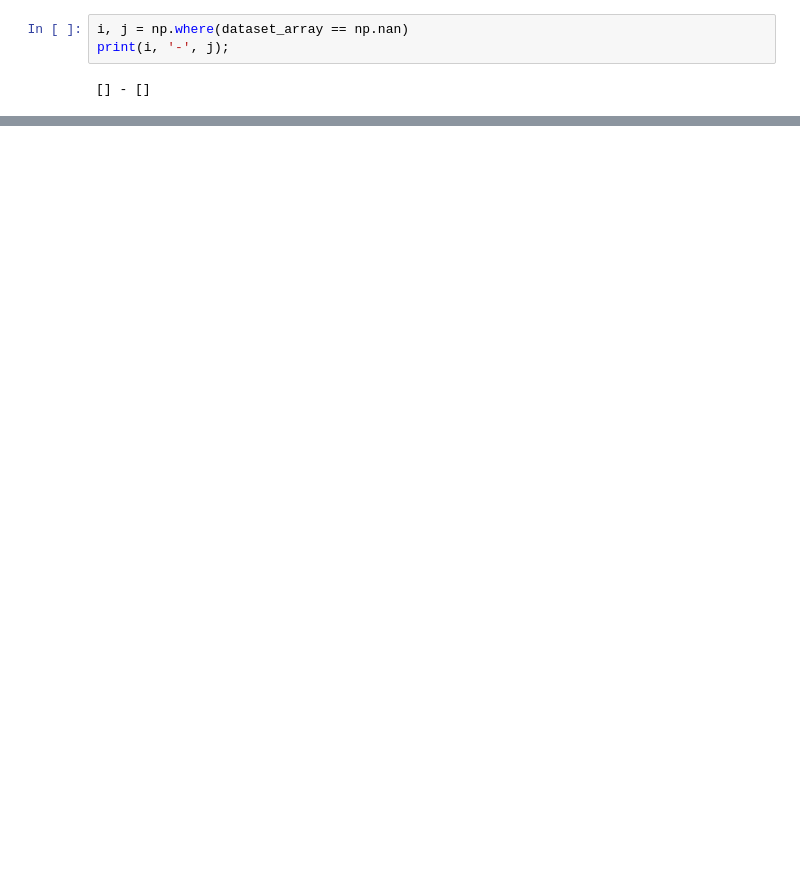
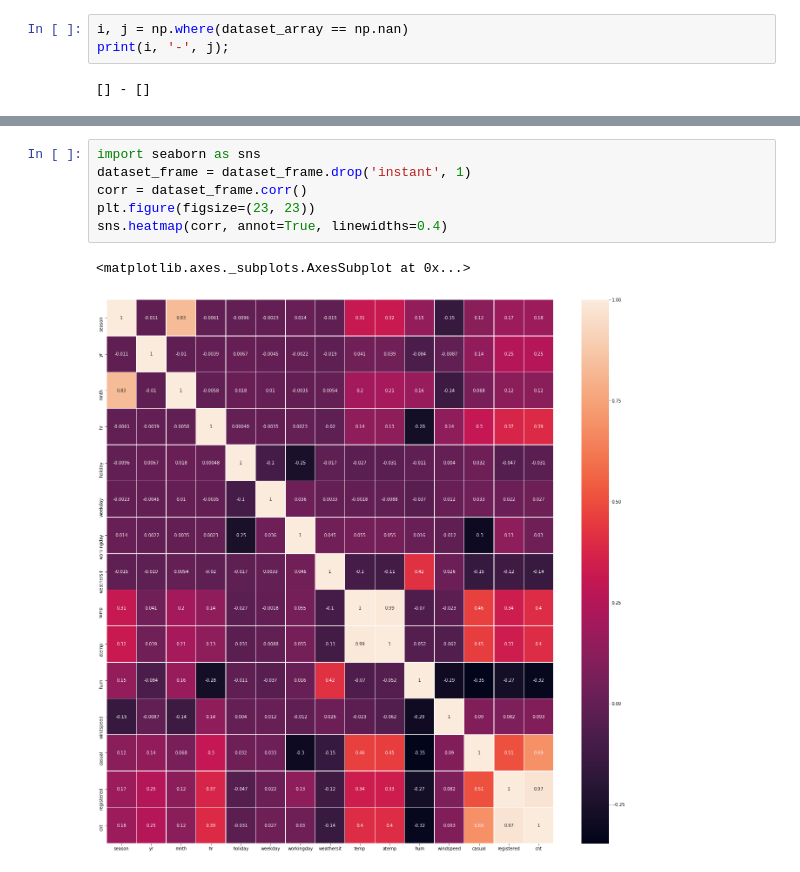
Before and after one commit to Hastaty/APC_PRACTICAS, a Jupyter notebook: src/console-session1.ipynb, the cells around one changed output, grey strips where cells are left out. Drawn from its saved outputs; the diff is of its cells as text; blank space fills up the shorter version.

```diff
--- a/src/console-session1.ipynb
+++ b/src/console-session1.ipynb
@@ -81,0 +92,9 @@ print(i, '-', j);
+# %%
+import seaborn as sns
+dataset_frame = dataset_frame.drop('instant', 1)
+corr = dataset_frame.corr()
+plt.figure(figsize=(23, 23))
+sns.heatmap(corr, annot=True, linewidths=0.4)
+# %% [output]
+<matplotlib.axes._subplots.AxesSubplot at 0x...>
+[figure, added]
```
Also changed, not shown: parts of 7 cells of this notebook.
